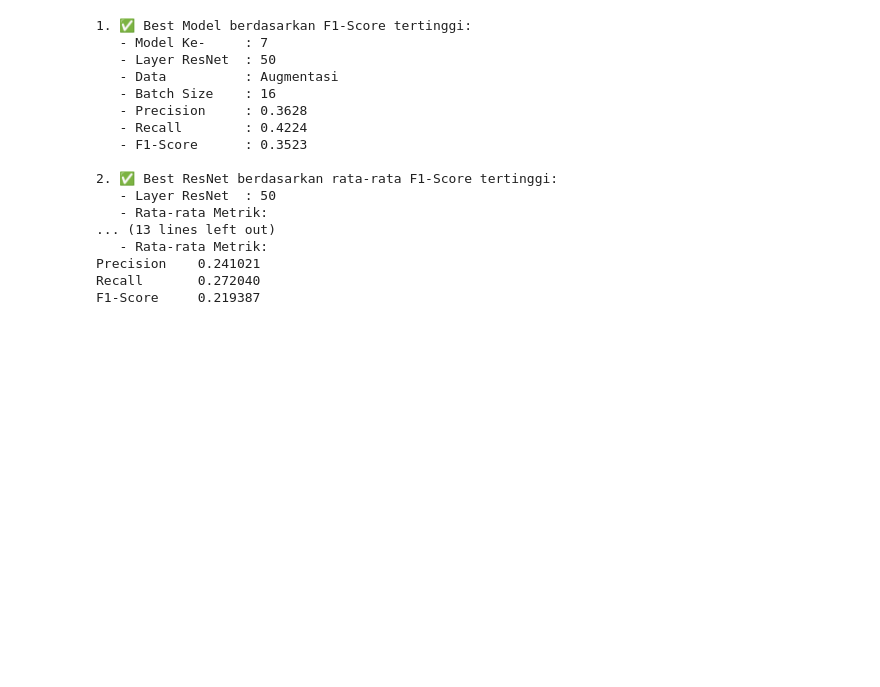
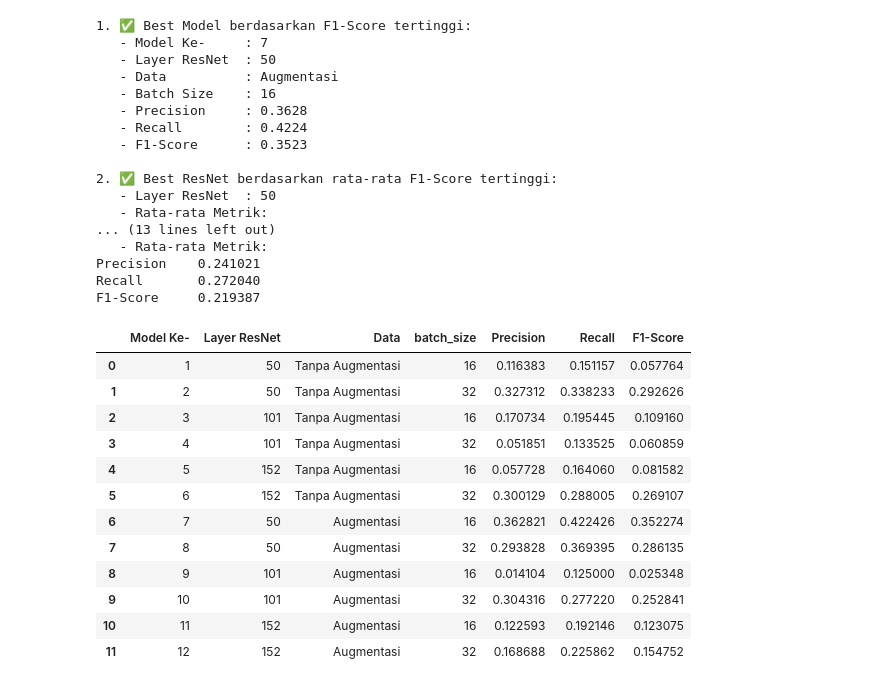
Before and after one commit to rachmatdp/Klasifikasi-Citra-Pesawat, a Jupyter notebook: Code Program/Code Program Untuk Evaluasi Model.ipynb, the cells around one changed output. Saved outputs shown, nothing was run; the diff lists cells and outputs as text; code cells hidden in the pictures; blank space fills up the shorter version.

```diff
--- a/Code Program/Code Program Untuk Evaluasi Model.ipynb
+++ b/Code Program/Code Program Untuk Evaluasi Model.ipynb
@@ -715,3 +715,21 @@ print()
 Precision    0.241021
 Recall       0.272040
 F1-Score     0.219387
+# %%
+df_top = df.reset_index()
+df_top['Model Ke-'] = range(1, len(df_top) + 1)
+df_top
+# %% [output]
+|  | Model Ke- | Layer ResNet | Data | batch_size | Precision | Recall | F1-Score |
+| 0 | 1 | 50 | Tanpa Augmentasi | 16 | 0.116383 | 0.151157 | 0.057764 |
+| 1 | 2 | 50 | Tanpa Augmentasi | 32 | 0.327312 | 0.338233 | 0.292626 |
+| 2 | 3 | 101 | Tanpa Augmentasi | 16 | 0.170734 | 0.195445 | 0.109160 |
+| 3 | 4 | 101 | Tanpa Augmentasi | 32 | 0.051851 | 0.133525 | 0.060859 |
+| 4 | 5 | 152 | Tanpa Augmentasi | 16 | 0.057728 | 0.164060 | 0.081582 |
+| 5 | 6 | 152 | Tanpa Augmentasi | 32 | 0.300129 | 0.288005 | 0.269107 |
+| 6 | 7 | 50 | Augmentasi | 16 | 0.362821 | 0.422426 | 0.352274 |
+| 7 | 8 | 50 | Augmentasi | 32 | 0.293828 | 0.369395 | 0.286135 |
+| 8 | 9 | 101 | Augmentasi | 16 | 0.014104 | 0.125000 | 0.025348 |
+| 9 | 10 | 101 | Augmentasi | 32 | 0.304316 | 0.277220 | 0.252841 |
+| 10 | 11 | 152 | Augmentasi | 16 | 0.122593 | 0.192146 | 0.123075 |
+| 11 | 12 | 152 | Augmentasi | 32 | 0.168688 | 0.225862 | 0.154752 |
```
Also changed, not shown: parts of 1 cell of this notebook.
